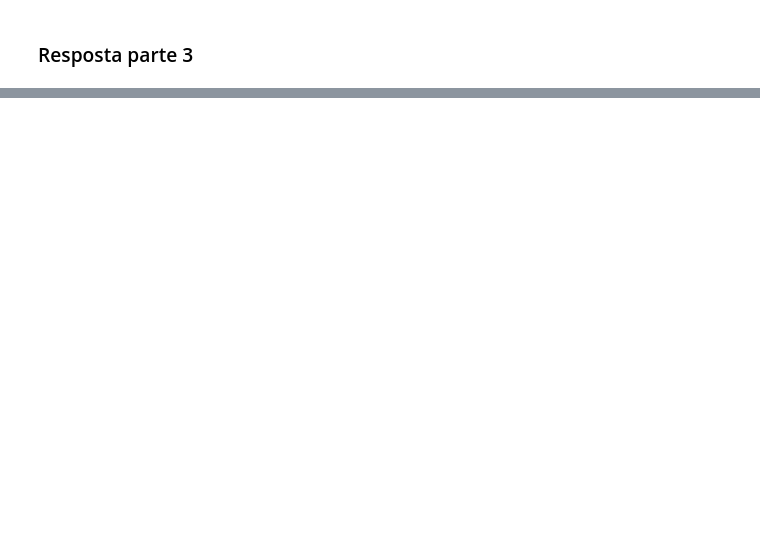
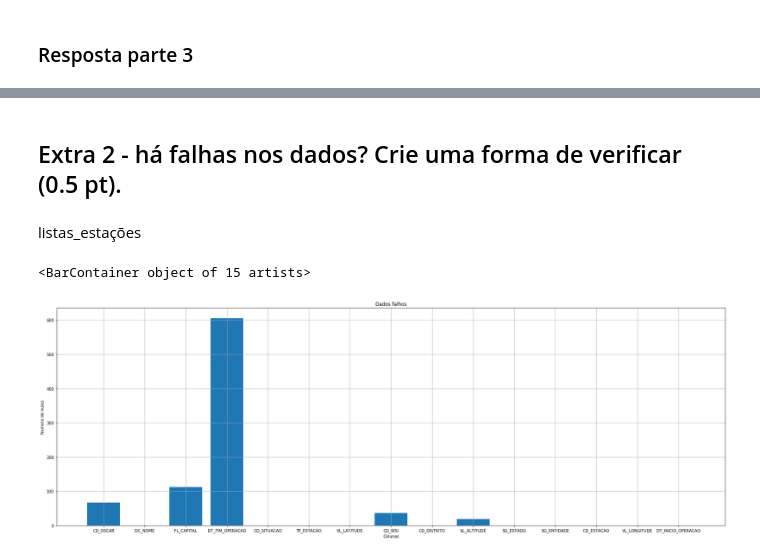
Before and after one commit to ThiagSampaio/Respostas_Desafio_Geral_Targus, a Jupyter notebook: dados/q1/Reposta_Completa/solução_completa_q1_notebook.ipynb, the cells around one changed output, grey strips where cells are left out. Cells and saved outputs as stored; diff of their text form; code cells hidden in the pictures; blank space fills up the shorter version.

```diff
--- a/dados/q1/Reposta_Completa/solução_completa_q1_notebook.ipynb
+++ b/dados/q1/Reposta_Completa/solução_completa_q1_notebook.ipynb
@@ -233,0 +241,21 @@ serie_dias_df.head()
+# %% [markdown]
+<h2> Extra 2 - há falhas nos dados? Crie uma forma de verificar (0.5 pt).</h2>
+# %% [markdown]
+listas_estações
+# %%
+import matplotlib.pyplot as plt
+nan_columns = []
+nan_values = []
+
+for column in listas_estacoes_df.columns:
+    nan_columns.append(column)
+    nan_values.append(listas_estacoes_df[column].isnull().sum())
+
+fig, ax = plt.subplots(figsize=(30,10))
+ax.set(xlabel='Colunas', ylabel='Numero de nulos',
+       title='Dados falhos')
+ax.grid()
+plt.bar(nan_columns, nan_values)
+# %% [output]
+<BarContainer object of 15 artists>
+[figure, added]
```
Also changed, not shown: parts of 11 cells of this notebook, 4 other files.
